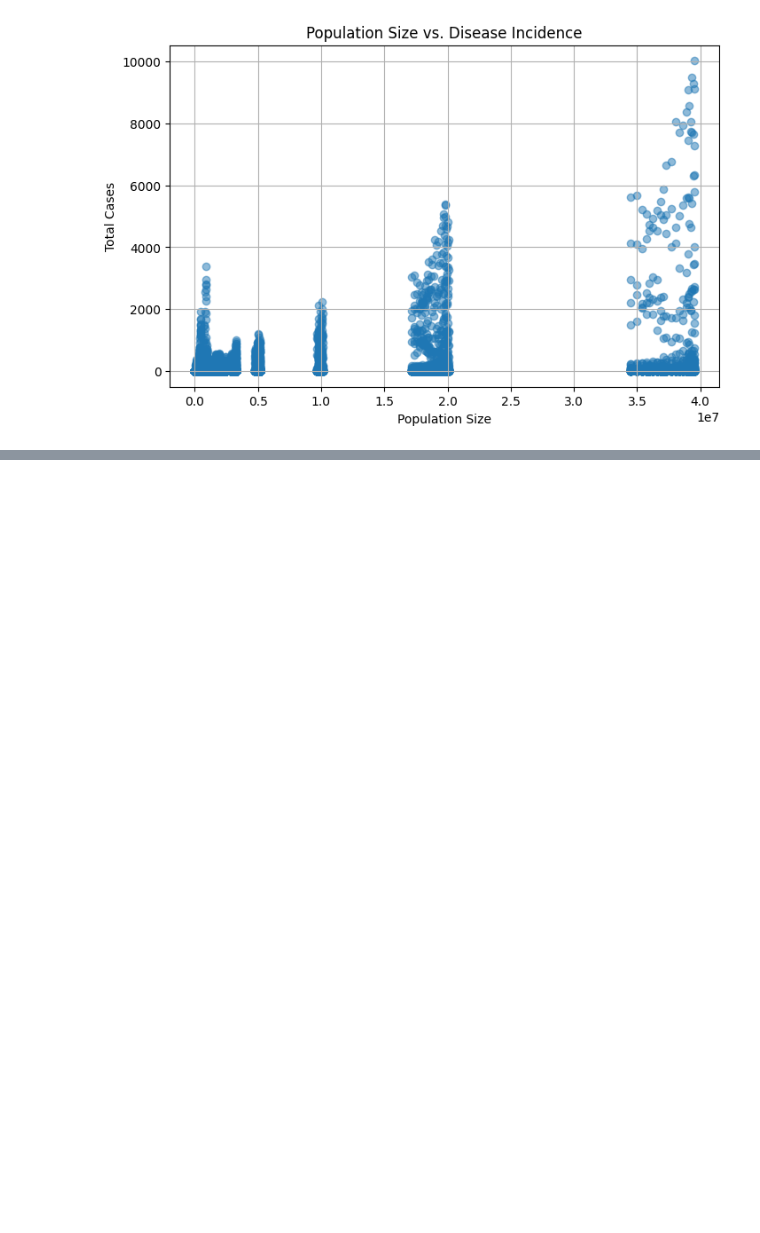
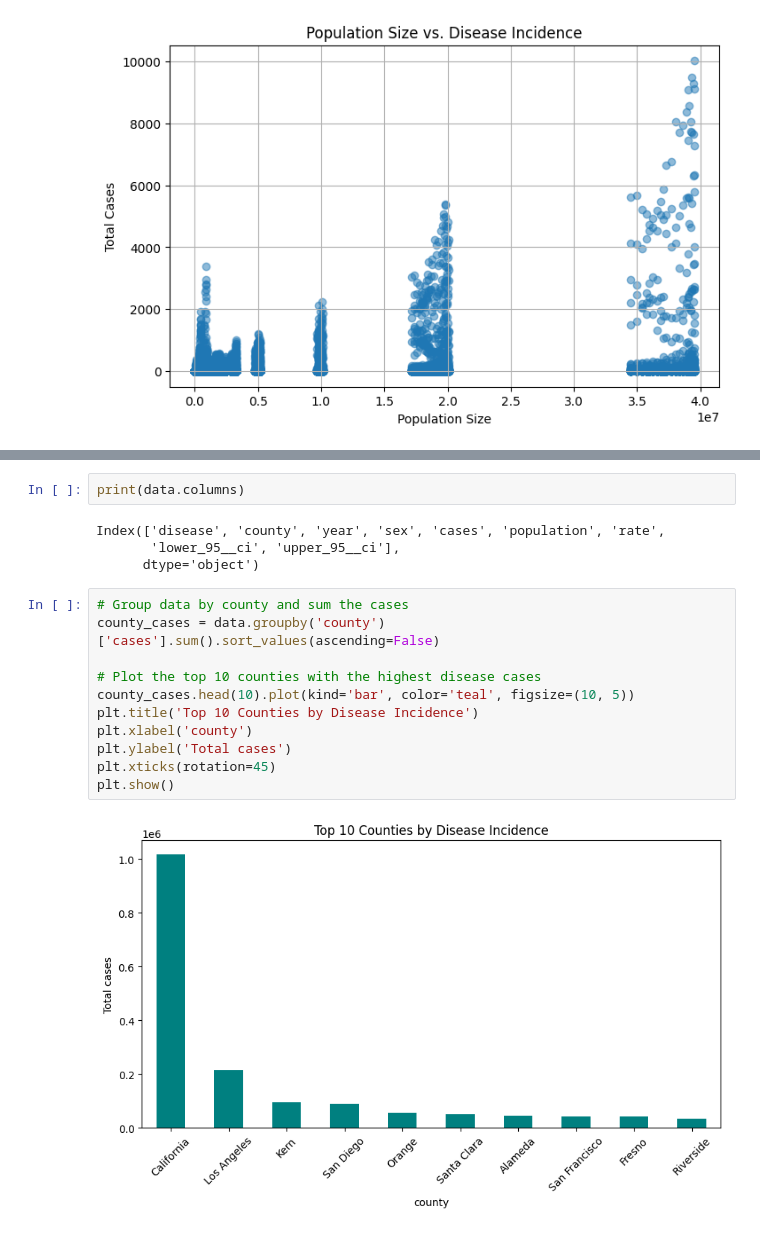
Before and after one commit to Adeyemitoba/Disease-Incidence-Analysis-2001-2022, a Jupyter notebook: Data_exploration.ipynb, the cells around one changed output, grey strips where cells are left out. Drawn from its saved outputs; the diff is of its cells as text; blank space fills up the shorter version.

```diff
--- a/Data_exploration.ipynb
+++ b/Data_exploration.ipynb
@@ -273,0 +298,19 @@ plt.show()
+# %%
+print(data.columns)
+# %% [output]
+Index(['disease', 'county', 'year', 'sex', 'cases', 'population', 'rate',
+       'lower_95__ci', 'upper_95__ci'],
+      dtype='object')
+# %%
+# Group data by county and sum the cases
+county_cases = data.groupby('county')['cases'].sum().sort_values(ascending=False)
+
+# Plot the top 10 counties with the highest disease cases
+county_cases.head(10).plot(kind='bar', color='teal', figsize=(10, 5))
+plt.title('Top 10 Counties by Disease Incidence')
+plt.xlabel('county')
+plt.ylabel('Total cases')
+plt.xticks(rotation=45)
+plt.show()
+# %% [output]
+[figure, added]
```
Also changed, not shown: parts of 4 cells of this notebook.
